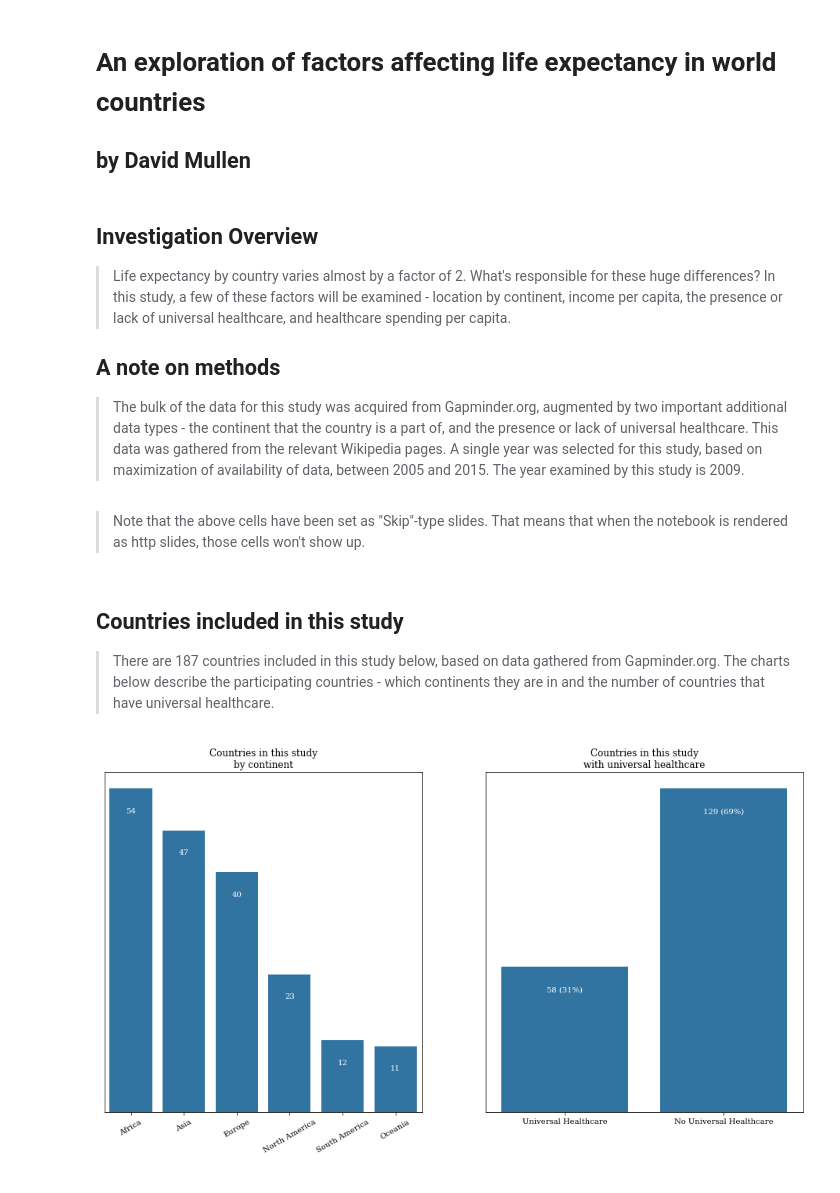
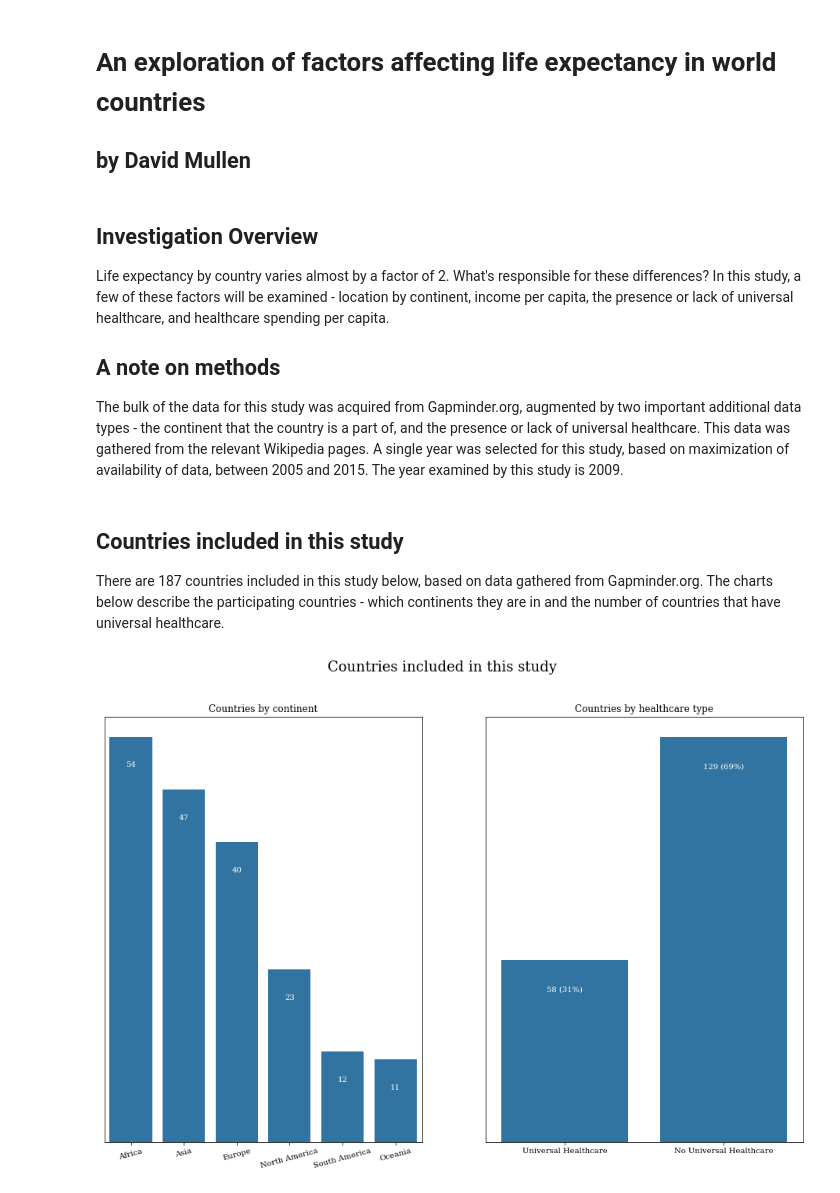
Before and after one commit to mullendavidh/nanodegree-project-5, a Jupyter notebook: slide_deck.ipynb, the cells around one changed output. Saved outputs shown, nothing was run; the diff lists cells and outputs as text; code cells hidden in the pictures.

```diff
--- a/slide_deck.ipynb
+++ b/slide_deck.ipynb
@@ -4,11 +4,11 @@
 # %% [markdown]
 ## Investigation Overview
 
-> Life expectancy by country varies almost by a factor of 2. What's responsible for these huge differences? In this study, a few of these factors will be examined - location by continent, income per capita, the presence or lack of universal healthcare, and healthcare spending per capita.
+Life expectancy by country varies almost by a factor of 2. What's responsible for these differences? In this study, a few of these factors will be examined - location by continent, income per capita, the presence or lack of universal healthcare, and healthcare spending per capita.
 
 ## A note on methods
 
-> The bulk of the data for this study was acquired from Gapminder.org, augmented by two important additional data types - the continent that the country is a part of, and the presence or lack of universal healthcare. This data was gathered from the relevant Wikipedia pages. A single year was selected for this study, based on maximization of availability of data, between 2005 and 2015. The year examined by this study is 2009.
+The bulk of the data for this study was acquired from Gapminder.org, augmented by two important additional data types - the continent that the country is a part of, and the presence or lack of universal healthcare. This data was gathered from the relevant Wikipedia pages. A single year was selected for this study, based on maximization of availability of data, between 2005 and 2015. The year examined by this study is 2009.
 # %%
 # to view these slides, at a command prompt in the file's directory:
 # jupyter nbconvert <file_name>.ipynb --to slides --post serve --template output_toggle
@@ -34,13 +34,10 @@ warnings.simplefilter("ignore")
 # load in the dataset into a pandas dataframe
 data = 'data/gapminder_data_wrangled.csv'
 df = pd.read_csv(data, header=0, index_col=0)
-# %% [markdown]
-> Note that the above cells have been set as "Skip"-type slides. That means
-that when the notebook is rendered as http slides, those cells won't show up.
 # %% [markdown]
 ## Countries included in this study
 
-> There are 187 countries included in this study below, based on data gathered from Gapminder.org. The charts below describe the participating countries - which continents they are in and the number of countries that have universal healthcare.
+There are 187 countries included in this study below, based on data gathered from Gapminder.org. The charts below describe the participating countries - which continents they are in and the number of countries that have universal healthcare.
 # %%
 # create temp df: df_g, for graphing.
 df_g = df
@@ -48,8 +45,9 @@ df_g["uhc_str"] = np.where(df_g.uhc == True, 'Universal Healthcare', 'No Univers
 df_g.head()
 
 # create a figure and select a color for all bars
-plt.figure(figsize = [16,8])
+plt.figure(figsize = [16,10])
 base_color = sb.color_palette()[0]
+plt.suptitle("Countries included in this study", y = .98, fontsize = 18)
 
 ###### GRAPH 1
 plt.subplot(1, 2, 1)
@@ -68,37 +66,37 @@ for loc, label in zip(locs, labels):
     # print the annotation just below the top of the bar
     plt.text(loc, count-4, pct_string, ha = 'center', color = 'w')
 
 # make label and aesthetic changes
-plt.title("Countries in this study\nby continent")
-plt.xticks(rotation = 30)
+plt.title("Countries by continent")
+plt.xticks(rotation = 15)
 ax1.set(xlabel="", ylabel = "")
 ax1.set_yticks([])
 
 
 ###### GRAPH 2
 plt.subplot(1, 2, 2)
 # graph is most readable with uhc first.
 cat_list = ['Universal Healthcare', 'No Universal Healthcare']
 ax2 = sb.countplot(data = df_g, x = 'uhc_str', color = base_color, \
                   order = cat_list)
 
 # add annotations
 n_points = df_g.shape[0]
 cat_counts = df_g['uhc_str'].value_counts()
 locs, labels = plt.xticks() # get the current tick locations and labels
 for loc, label in zip(locs, labels):
     # get the text property for the label to get the correct count
     count = cat_counts[label.get_text()]
     pct_string = '{} ({:0.0f}%)'.format(count, 100*count/n_points)
     # print the annotation just below the top of the bar
     plt.text(loc, count-10, pct_string, ha = 'center', color = 'w')
 
 # make label and aesthetic changes
-plt.title("Countries in this study\nwith universal healthcare")
+plt.title("Countries by healthcare type")
 ax2.set(xlabel="", ylabel = "")
 ax2.set_yticks([]);
 # %% [output]
-[figure, old version]
+[figure, new version]
 # %% [markdown]
 ## A simple look at life expectancy
 
```
Also changed, not shown: parts of 11 cells of this notebook, 5 other files.
